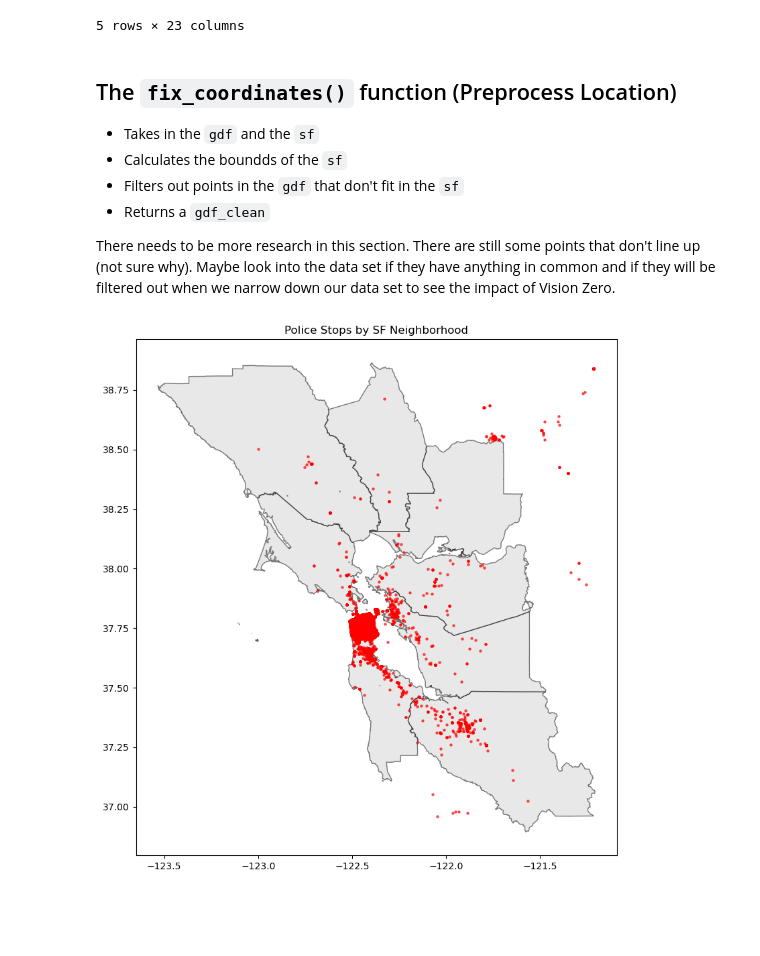
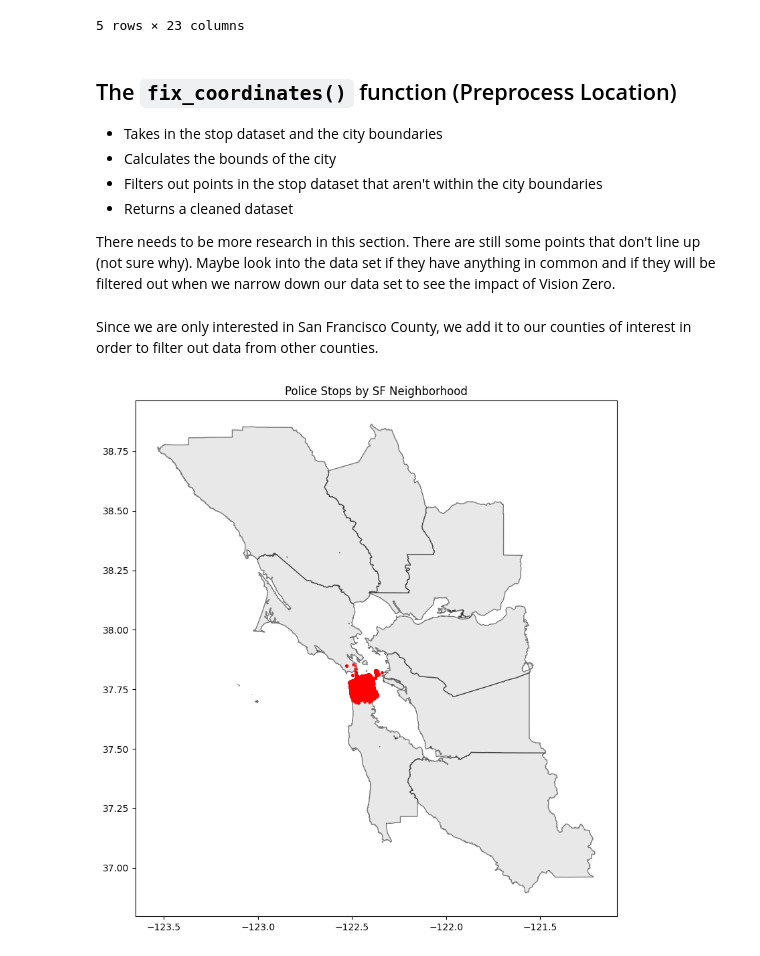
Before and after one commit to utexas-SDS-357/sds357-project-sp26-con-founders, a Jupyter notebook: Preprocessing/sf_analysis.ipynb, the cells around one changed output. Saved outputs shown, nothing was run; the diff lists cells and outputs as text; code cells hidden in the pictures; blank space fills up the shorter version.

```diff
--- a/Preprocessing/sf_analysis.ipynb
+++ b/Preprocessing/sf_analysis.ipynb
@@ -54,0 +55,12 @@ Points CRS: EPSG:4326
+# %%
+# change path names based on city/dataset
+stop_df_path = r"../data/sf_police_stops_raw.csv.zip"
+geo_path = r"../data/Bay_Area_County_Polygons.geojson"
+crash_df_path = r"../data/collisions_raw.csv.zip"
+
+# load and view example data
+city_boundaries, stops_df, crash_df = load_data(stop_df_path, geo_path, crash_df_path)
+
+city_boundaries.head()
+stops_df.head()
+crash_df.head()
@@ -133,5 +219,5 @@ gdf_filtered = gdf_filtered[gdf_filtered['reason_for_stop'].isin(raw_reason_for_
 # %% [markdown]
 Now lets filter out NA in  'subject_age', 'time', 'district'
 # %%
-gdf_filtered = gdf_filtered.dropna(subset = ['subject_age', 'time', 'district'])
+stops_clean = stops_clean.dropna(subset = ['subject_age', 'time', 'district'])
 # %%
@@ -147,33 +233,41 @@ gdf_filtered.head()
 # %% [markdown]
 ## The `fix_coordinates()` function (Preprocess Location)
 
-- Takes in the `gdf` and the `sf`
-- Calculates the boundds of the `sf`
-- Filters out points in the `gdf` that don't fit in the `sf`
-- Returns a `gdf_clean`
+- Takes in the stop dataset and the city boundaries
+- Calculates the bounds of the city
+- Filters out points in the stop dataset that aren't within the city boundaries
+- Returns a cleaned dataset
 
 There needs to be more research in this section. There are still some points that don't line up (not sure why). Maybe look into the data set if they have anything in common and if they will be filtered out when we narrow down our data set to see the impact of Vision Zero.
+# %% [markdown]
+Since we are only interested in San Francisco County, we add it to our counties of interest in order to filter out data from other counties.
+# %%
+# filter city to county of interest
+counties_of_interest = ["San Francisco"]
 # %%
-def fix_coordinates(gdf, sf):
+def fix_coordinates(stop_df, city_boundaries, counties_of_interest):
+
+    # only keep data within relevant counties
+    city_boundaries = city_boundaries[city_boundaries['county'].isin(counties_of_interest)]
 
     # Get sf (geojson bounds) and filter points
-    minx, miny, maxx, maxy = sf.total_bounds
-    gdf_clean = gdf[
-    (gdf.geometry.x >= minx) &
-    (gdf.geometry.x <= maxx) &
-    (gdf.geometry.y >= miny) &
-    (gdf.geometry.y <= maxy)
+    minx, miny, maxx, maxy = city_boundaries.total_bounds
+    stops_clean = stop_df[
+    (stop_df.geometry.x >= minx) &
+    (stop_df.geometry.x <= maxx) &
+    (stop_df.geometry.y >= miny) &
+    (stop_df.geometry.y <= maxy)
 ]
 
-    return gdf_clean
+    return stops_clean
 
-gdf_clean = fix_coordinates(gdf_filtered, sf)
+stops_clean = fix_coordinates(stops_clean, city_boundaries, counties_of_interest)
 
 # Now plot with clean data
 fig, ax = plt.subplots(figsize=(12, 10))
-sf.plot(ax=ax, color='lightgray', edgecolor='black', alpha=0.5)
-gdf_clean.plot(ax=ax, color='red', markersize=5, alpha=0.6)
+city_boundaries.plot(ax=ax, color='lightgray', edgecolor='black', alpha=0.5)
+stops_clean.plot(ax=ax, color='red', markersize=5, alpha=0.6)
 plt.title("Police Stops by SF Neighborhood")
 plt.show()
 # %% [output]
-[figure, old version]
+[figure, new version]
```
Also changed, not shown: parts of 17 cells of this notebook, 1 other file.
